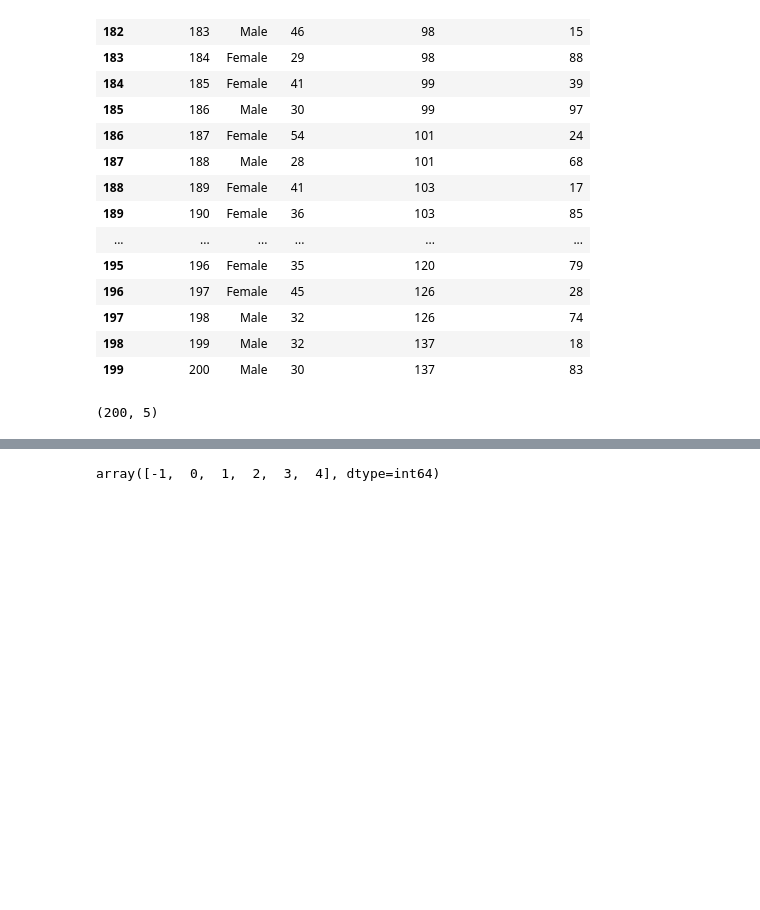
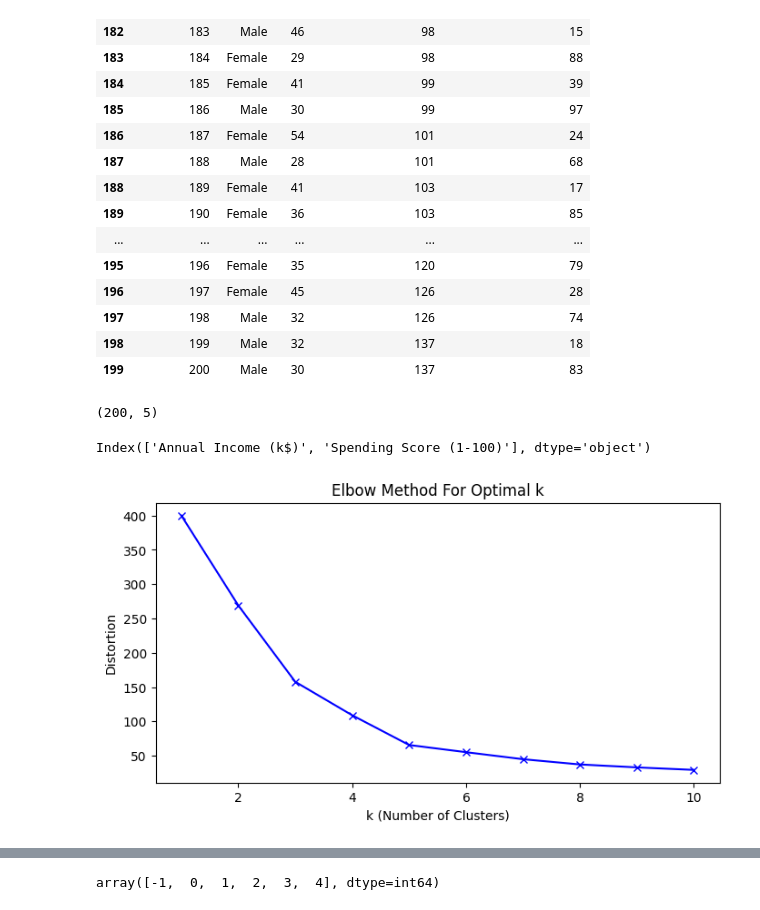
Before and after one commit to Estomihi100103/Clusterisasi-using-Mall-Custumer-Segmentation-Data, a Jupyter notebook: clustering_customer.ipynb, the cells around one changed output, grey strips where cells are left out. Saved outputs shown, nothing was run; the diff lists cells and outputs as text; code cells hidden in the pictures; blank space fills up the shorter version.

```diff
--- a/clustering_customer.ipynb
+++ b/clustering_customer.ipynb
@@ -55,3 +62,32 @@ df.shape
+# %%
+print(df.columns)
+# %% [output]
+Index(['Annual Income (k$)', 'Spending Score (1-100)'], dtype='object')
+# %%
+scaler = StandardScaler()
+df_scaled = scaler.fit_transform(df)
+# %%
+# Function to plot the elbow diagram
+def plot_elbow(data):
+    distortions = []
+    K = range(1, 11)
+    for k in K:
+        kmeanModel = KMeans(n_clusters=k, n_init=10)
+        kmeanModel.fit(data)
+        distortions.append(kmeanModel.inertia_)
+
+    plt.figure(figsize=(8, 4))
+    plt.plot(K, distortions, 'bx-')
+    plt.xlabel('k (Number of Clusters)')
+    plt.ylabel('Distortion')
+    plt.title('Elbow Method For Optimal k')
+    plt.show()
+
+# Uncomment the line below to plot the elbow diagram
+# Plot the elbow diagram
+plot_elbow(df_scaled)
+# %% [output]
+[figure, added]
 # %%
 print("Number of missing values in each column:")
 print(df.isnull().sum())
```
Also changed, not shown: parts of 12 cells of this notebook.
